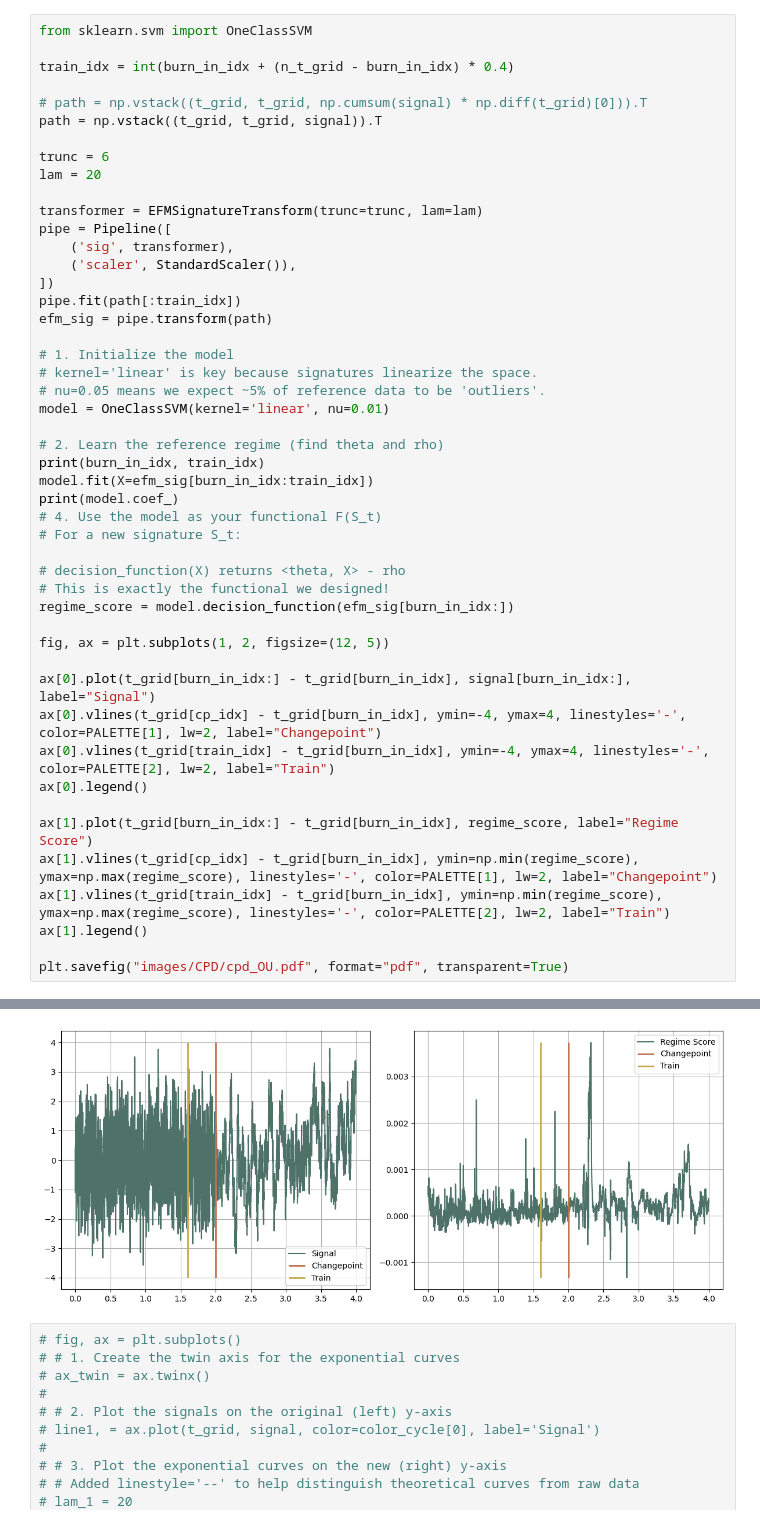
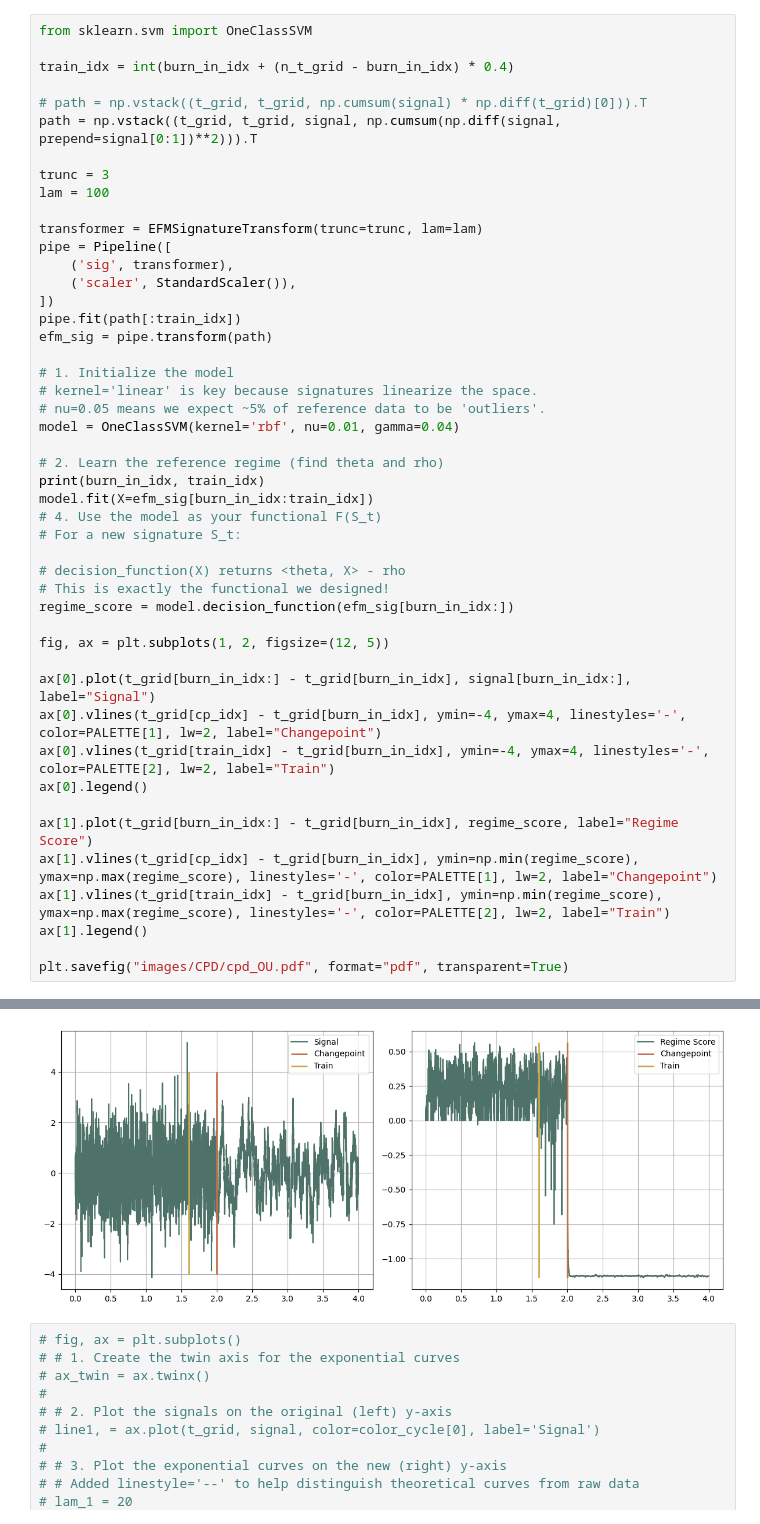
Before and after one commit to MrG1raffe/signature, a Jupyter notebook: notebooks/CPD.ipynb, the cells around one changed output, grey strips where cells are left out. Drawn from its saved outputs; the diff is of its cells as text.

```diff
--- a/notebooks/CPD.ipynb
+++ b/notebooks/CPD.ipynb
@@ -61,10 +62,10 @@ from sklearn.svm import OneClassSVM
 train_idx = int(burn_in_idx + (n_t_grid - burn_in_idx) * 0.4)
 
 # path = np.vstack((t_grid, t_grid, np.cumsum(signal) * np.diff(t_grid)[0])).T
-path = np.vstack((t_grid, t_grid, signal)).T
+path = np.vstack((t_grid, t_grid, signal, np.cumsum(np.diff(signal, prepend=signal[0:1])**2))).T
 
-trunc = 6
-lam = 20
+trunc = 3
+lam = 100
 
 transformer = EFMSignatureTransform(trunc=trunc, lam=lam)
 pipe = Pipeline([
@@ -77,12 +78,11 @@ efm_sig = pipe.transform(path)
 # 1. Initialize the model
 # kernel='linear' is key because signatures linearize the space.
 # nu=0.05 means we expect ~5% of reference data to be 'outliers'.
-model = OneClassSVM(kernel='linear', nu=0.01)
+model = OneClassSVM(kernel='rbf', nu=0.01, gamma=0.04)
 
 # 2. Learn the reference regime (find theta and rho)
 print(burn_in_idx, train_idx)
 model.fit(X=efm_sig[burn_in_idx:train_idx])
-print(model.coef_)
 # 4. Use the model as your functional F(S_t)
 # For a new signature S_t:
 
@@ -124,4 +108,4 @@ plt.savefig("images/CPD/cpd_OU.pdf", format="pdf", transparent=True)
-[figure, old version]
+[figure, new version]
 # %%
 # fig, ax = plt.subplots()
 # # 1. Create the twin axis for the exponential curves
```
Also changed, not shown: parts of 12 cells of this notebook.
